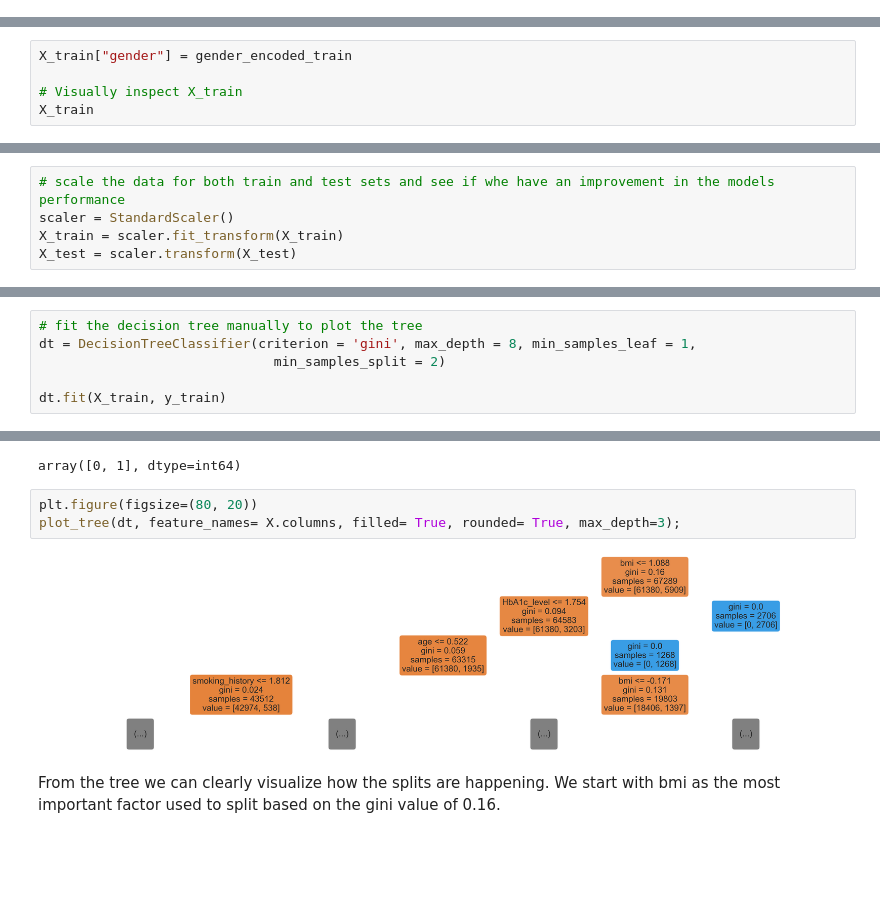
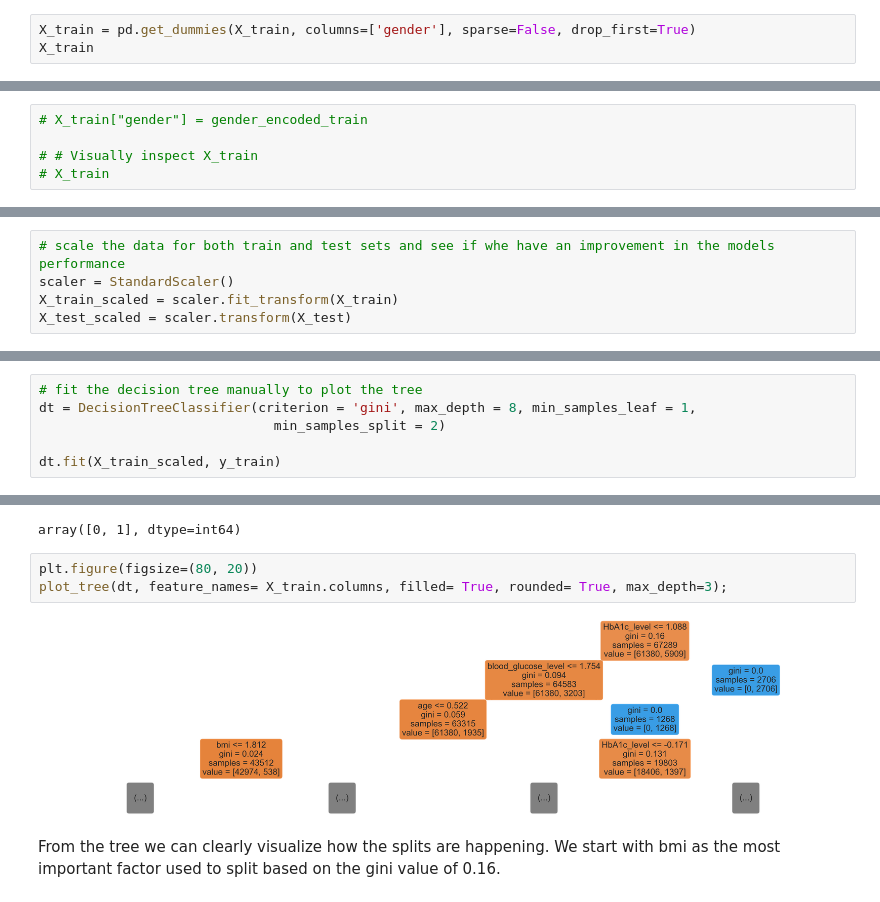
Before and after one commit to MosesMusyoki/Diabetes_Analysis_phase3, a Jupyter notebook: index.ipynb, the cells around one changed output, grey strips where cells are left out. Cells and saved outputs as stored; diff of their text form; blank space fills up the shorter version.

```diff
--- a/index.ipynb
+++ b/index.ipynb
@@ -410,0 +431,3 @@ We can see we have 2 categories in gender and 3 categories in smoking history. W
+# %%
+X_train = pd.get_dummies(X_train, columns=['gender'], sparse=False, drop_first=True)
+X_train
@@ -449,5 +467,5 @@ Name: gender, Length: 96128, dtype: object
 # %%
-X_train["gender"] = gender_encoded_train
+# X_train["gender"] = gender_encoded_train
 
-# Visually inspect X_train
-X_train
+# # Visually inspect X_train
+# X_train
@@ -631,7 +633,7 @@ Below is an image showing the components of a confusion matrix, which are:
 # %%
 # scale the data for both train and test sets and see if whe have an improvement in the models performance
 scaler = StandardScaler()
-X_train = scaler.fit_transform(X_train)
-X_test = scaler.transform(X_test)
+X_train_scaled = scaler.fit_transform(X_train)
+X_test_scaled = scaler.transform(X_test)
 # %%
 # inspect the scaled train features
@@ -812,7 +814,7 @@ We get a 97% accuracy which is an improvement from our base model.
 dt = DecisionTreeClassifier(criterion = 'gini', max_depth = 8, min_samples_leaf = 1,
                               min_samples_split = 2)
 
-dt.fit(X_train, y_train)
+dt.fit(X_train_scaled, y_train)
 # %% [output]
 DecisionTreeClassifier(max_depth=8)
 # %%
@@ -821,9 +823,9 @@ dt.classes_
 array([0, 1], dtype=int64)
 # %%
 plt.figure(figsize=(80, 20))
-plot_tree(dt, feature_names= X.columns, filled= True, rounded= True, max_depth=3);
+plot_tree(dt, feature_names= X_train.columns, filled= True, rounded= True, max_depth=3);
 # %% [output]
-[figure, old version]
+[figure, new version]
 # %% [markdown]
 From the tree we can clearly visualize how the splits are happening. We start with bmi as the most important factor used to split based on the gini value of 0.16.
 # %% [markdown]
```
Also changed, not shown: parts of 48 cells of this notebook.
